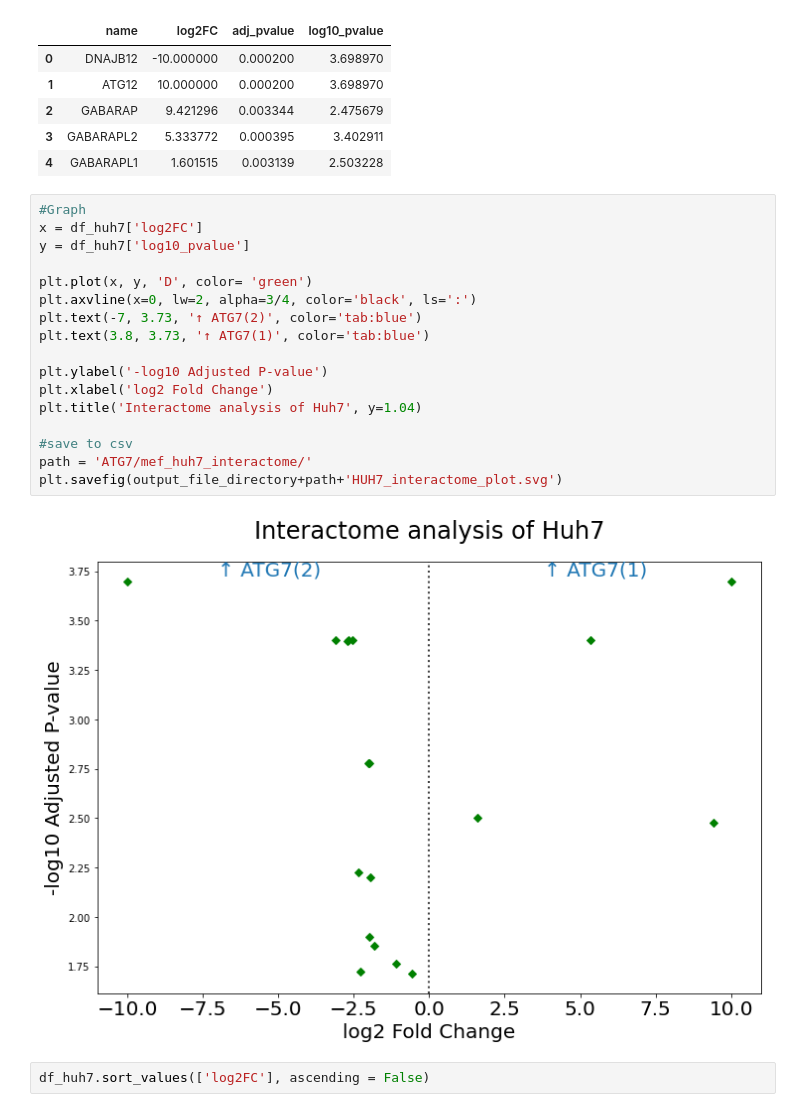
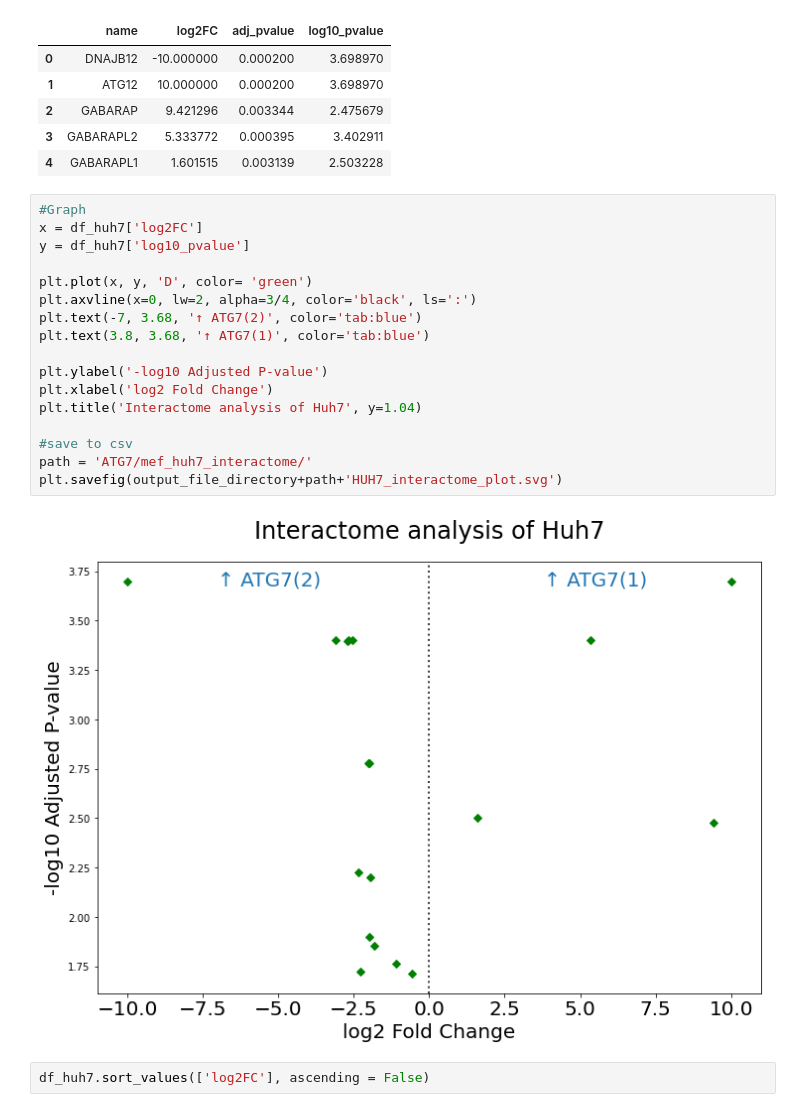
Before and after one commit to Keviosta/Article_short_isoform_ATG7_private, a Jupyter notebook: atg7_in_situ_mef_huh7/Interactome_graph.ipynb, the cells around one changed output. Drawn from its saved outputs; the diff is of its cells as text.

```diff
--- a/atg7_in_situ_mef_huh7/Interactome_graph.ipynb
+++ b/atg7_in_situ_mef_huh7/Interactome_graph.ipynb
@@ -79,22 +79,22 @@ df_huh7.head()
 # %%
 #Graph
 x = df_huh7['log2FC']
 y = df_huh7['log10_pvalue']
 
 plt.plot(x, y, 'D', color= 'green')
 plt.axvline(x=0, lw=2, alpha=3/4, color='black', ls=':')
-plt.text(-7, 3.73, '↑ ATG7(2)', color='tab:blue')
-plt.text(3.8, 3.73, '↑ ATG7(1)', color='tab:blue')
+plt.text(-7, 3.68, '↑ ATG7(2)', color='tab:blue')
+plt.text(3.8, 3.68, '↑ ATG7(1)', color='tab:blue')
 
 plt.ylabel('-log10 Adjusted P-value')
 plt.xlabel('log2 Fold Change')
 plt.title('Interactome analysis of Huh7', y=1.04)
 
 #save to csv
 path = 'ATG7/mef_huh7_interactome/'
 plt.savefig(output_file_directory+path+'HUH7_interactome_plot.svg')
 # %% [output]
-[figure, old version]
+[figure, new version]
 # %%
 df_huh7.sort_values(['log2FC'], ascending = False)
 # %% [output]
```
Also changed, not shown: 1 other file.
